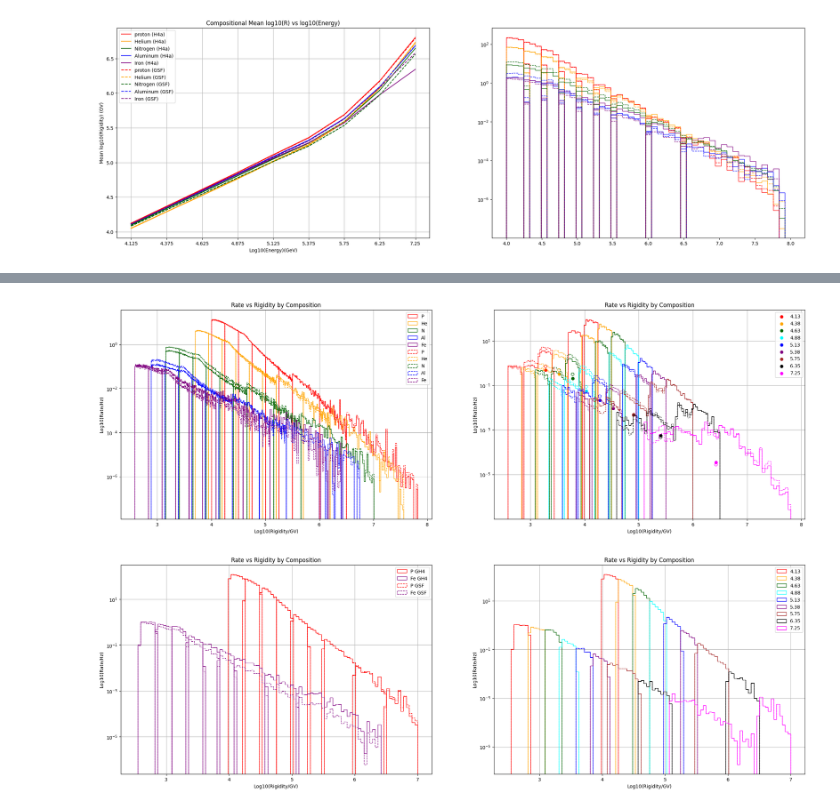
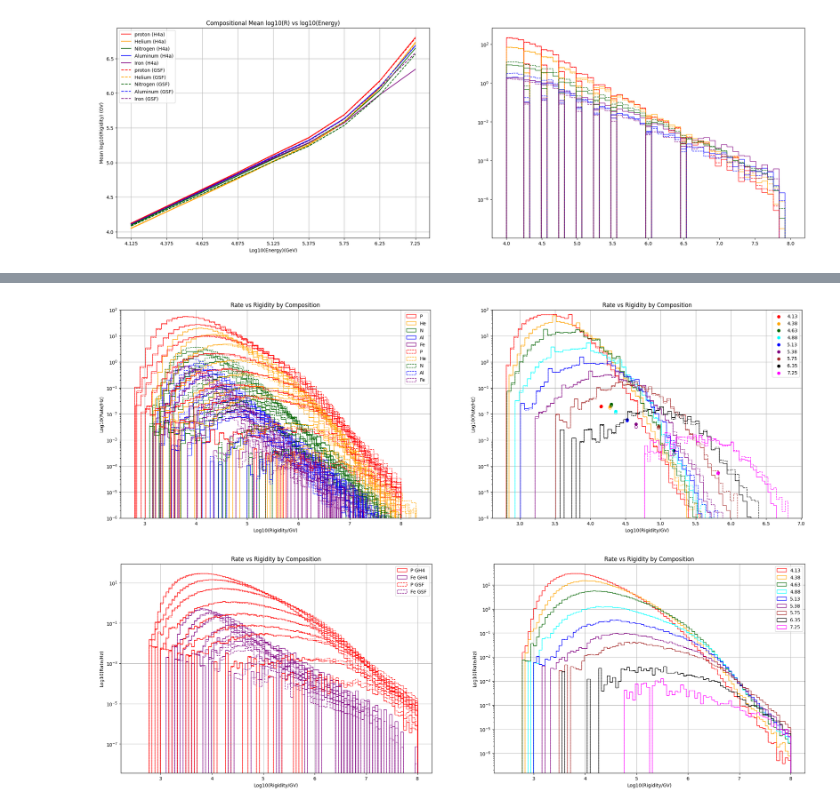
Before and after one commit to fmcnallyi3/it_anisotropy, a Jupyter notebook: rigidity/reco_energy.ipynb, the cells around one changed output, grey strips where cells are left out. Drawn from its saved outputs; the diff is of its cells as text; code cells hidden in the pictures.

```diff
--- a/rigidity/reco_energy.ipynb
+++ b/rigidity/reco_energy.ipynb
@@ -14,7 +14,7 @@ print(list(d.keys()))
 ['nchannel', 'llhZen', 'llhAz', 'zenith', 'azimuth', 'mc_energy', 'type', 'isgoodllh', 'ndir', 'ldir', 'rlogl', 'atmosphere', 'TriggID_1006', 'cogx', 'cogy', 'cogz', 'logMuE', 'energy', 'GaisserH3a',  ...
 # %%
 # set up quality cut for professional data
-qual_cut = (d['zenith'] > 0.002) & (d['zenith'] < (np.pi - 0.002)) & (d['nchannel'] >= 10) & (d['isgoodllh'])
+qual_cut = (d['zenith'] > 0.002) * (d['zenith'] < (np.pi - 0.002)) * (d['nchannel'] >= 10) & (d['isgoodllh'])
 # set up bin cut
 bin_cut = np.logical_and(d['reco_energy'] > 4, d['reco_energy'] < 8)
 # %%
@@ -423,8 +451,7 @@ median LogR(7.25 logE bin): 3.43 TV
 # %%
 # Test cell to create rate vs rigidity composition graph
 #bins=np.linspace(2.5, 7, 101)
-bins=51
-recon = 10**d['reco_energy']
+bins=50
 fig, axs = plt.subplots(figsize = (13 * ncols, 8), ncols=2)
 medArrH = []
 medArrG = []
@@ -432,74 +459,75 @@ for i in BINS:
     # Histograms for Gaisser H4a composition model
     # Need to use numpy histogram function to calculate histogram, then add together (and standardize bins)
 
-    [pH_i, binph_i, pp_i] = axs[0].hist(np.log10(recon[np.logical_and(BINS[i],pcut, qual_cut)]/1), bins = bins, log = True, weights=d['GaisserH4a'][np.logical_and(BINS[i],pcut)], color = 'red',histtype = 'step', label ='P' if i == '4.125' else '', density=False)
-    [HeH_i, binhh_i, ph_i] = axs[0].hist(np.log10(recon[np.logical_and(BINS[i],Hecut, qual_cut)]/2), bins = bins, log = True, weights=d['GaisserH4a'][np.logical_and(BINS[i],Hecut)], color = 'orange',histtype = 'step', label ='He' if i == '4.125' else '', density=False)
-    [NH_i, binnh_i, pn_i] = axs[0].hist(np.log10(recon[np.logical_and(BINS[i],Ncut, qual_cut)]/7), bins = bins, log = True, weights=d['GaisserH4a'][np.logical_and(BINS[i],Ncut)], color = 'darkgreen',histtype = 'step', label ='N' if i == '4.125' else '', density=False)
-    [AlH_i, binah_i, pa_i] = axs[0].hist(np.log10(recon[np.logical_and(BINS[i],Alcut, qual_cut)]/13), bins = bins, log = True, weights=d['GaisserH4a'][np.logical_and(BINS[i],Alcut)], color = 'blue',histtype = 'step', label ='Al' if i == '4.125' else '', density=False)
-    [FeH_i, binfh_i, pf_i] = axs[0].hist(np.log10(recon[np.logical_and(BINS[i],Fecut, qual_cut)]/26), bins = bins, log = True, weights=d['GaisserH4a'][np.logical_and(BINS[i],Fecut)], color = 'purple',histtype = 'step', label ='Fe' if i == '4.125' else '', density=False)
+    [pH_i, binph_i, pp_i] = axs[0].hist(np.log10(d['mc_energy'][np.logical_and(BINS[i],pcut, qual_cut)]/1), bins = bins, log = True, weights=d['GaisserH4a'][np.logical_and(BINS[i],pcut)], color = 'red',histtype = 'step', label ='P' if i == '4.125' else '', density=False)
+    [HeH_i, binhh_i, ph_i] = axs[0].hist(np.log10(d['mc_energy'][np.logical_and(BINS[i],Hecut, qual_cut)]/2), bins = bins, log = True, weights=d['GaisserH4a'][np.logical_and(BINS[i],Hecut)], color = 'orange',histtype = 'step', label ='He' if i == '4.125' else '', density=False)
+    [NH_i, binnh_i, pn_i] = axs[0].hist(np.log10(d['mc_energy'][np.logical_and(BINS[i],Ncut, qual_cut)]/7), bins = bins, log = True, weights=d['GaisserH4a'][np.logical_and(BINS[i],Ncut)], color = 'darkgreen',histtype = 'step', label ='N' if i == '4.125' else '', density=False)
+    [AlH_i, binah_i, pa_i] = axs[0].hist(np.log10(d['mc_energy'][np.logical_and(BINS[i],Alcut, qual_cut)]/13), bins = bins, log = True, weights=d['GaisserH4a'][np.logical_and(BINS[i],Alcut)], color = 'blue',histtype = 'step', label ='Al' if i == '4.125' else '', density=False)
+    [FeH_i, binfh_i, pf_i] = axs[0].hist(np.log10(d['mc_energy'][np.logical_and(BINS[i],Fecut, qual_cut)]/26), bins = bins, log = True, weights=d['GaisserH4a'][np.logical_and(BINS[i],Fecut)], color = 'purple',histtype = 'step', label ='Fe' if i == '4.125' else '', density=False)
 
     # Histograms for Global Spline Fit composition model
-    [pG_i, binpg_i, ppg_i] = axs[0].hist(np.log10(recon[np.logical_and(BINS[i],pcut, qual_cut)]/1), bins = bins, log = True, weights=d['GlobalSplineFit5Comp'][np.logical_and(BINS[i],pcut)], color = 'red',histtype = 'step', label ='P' if i == '4.125' else '', density=False, linestyle='--')
-    [HeG_i, binhg_i, phg_i] =axs[0].hist(np.log10(recon[np.logical_and(BINS[i],Hecut, qual_cut)]/2), bins = bins, log = True, weights=d['GlobalSplineFit5Comp'][np.logical_and(BINS[i],Hecut)], color = 'orange',histtype = 'step', label ='He' if i == '4.125' else '', density=False, linestyle='--')
-    [NG_i, binng_i, png_i] = axs[0].hist(np.log10(recon[np.logical_and(BINS[i],Ncut, qual_cut)]/7), bins = bins, log = True, weights=d['GlobalSplineFit5Comp'][np.logical_and(BINS[i],Ncut)], color = 'darkgreen',histtype = 'step', label ='N' if i == '4.125' else '', density=False, linestyle='--')
-    [AlG_i, binag_i, pag_i] = axs[0].hist(np.log10(recon[np.logical_and(BINS[i],Alcut, qual_cut)]/13), bins = bins, log = True, weights=d['GlobalSplineFit5Comp'][np.logical_and(BINS[i],Alcut)], color = 'blue',histtype = 'step', label ='Al' if i == '4.125' else '', density=False, linestyle='--')
-    [FeG_i, binfg_i, pfg_i] = axs[0].hist(np.log10(recon[np.logical_and(BINS[i],Fecut, qual_cut)]/26), bins = bins, log = True, weights=d['GlobalSplineFit5Comp'][np.logical_and(BINS[i],Fecut)], color = 'purple',histtype = 'step', label ='Fe' if i == '4.125' else '', density=False, linestyle='--')
+    [pG_i, binpg_i, ppg_i] = axs[0].hist(np.log10(d['mc_energy'][np.logical_and(BINS[i],pcut, qual_cut)]/1), bins = bins, log = True, weights=d['GlobalSplineFit5Comp'][np.logical_and(BINS[i],pcut)], color = 'red',histtype = 'step', label ='P' if i == '4.125' else '', density=False, linestyle='--')
+    [HeG_i, binhg_i, phg_i] =axs[0].hist(np.log10(d['mc_energy'][np.logical_and(BINS[i],Hecut, qual_cut)]/2), bins = bins, log = True, weights=d['GlobalSplineFit5Comp'][np.logical_and(BINS[i],Hecut)], color = 'orange',histtype = 'step', label ='He' if i == '4.125' else '', density=False, linestyle='--')
+    [NG_i, binng_i, png_i] = axs[0].hist(np.log10(d['mc_energy'][np.logical_and(BINS[i],Ncut, qual_cut)]/7), bins = bins, log = True, weights=d['GlobalSplineFit5Comp'][np.logical_and(BINS[i],Ncut)], color = 'darkgreen',histtype = 'step', label ='N' if i == '4.125' else '', density=False, linestyle='--')
+    [AlG_i, binag_i, pag_i] = axs[0].hist(np.log10(d['mc_energy'][np.logical_and(BINS[i],Alcut, qual_cut)]/13), bins = bins, log = True, weights=d['GlobalSplineFit5Comp'][np.logical_and(BINS[i],Alcut)], color = 'blue',histtype = 'step', label ='Al' if i == '4.125' else '', density=False, linestyle='--')
+    [FeG_i, binfg_i, pfg_i] = axs[0].hist(np.log10(d['mc_energy'][np.logical_and(BINS[i],Fecut, qual_cut)]/26), bins = bins, log = True, weights=d['GlobalSplineFit5Comp'][np.logical_and(BINS[i],Fecut)], color = 'purple',histtype = 'step', label ='Fe' if i == '4.125' else '', density=False, linestyle='--')
 
     # Median bins for Gaisser H4a model
-    mbinprh_i = (binph_i[1:]+binph_i[:-1])/2
-    mbinhrh_i = (binhh_i[1:]+binhh_i[:-1])/2
-    mbinnrh_i = (binnh_i[1:]+binnh_i[:-1])/2
-    mbinarh_i = (binah_i[1:]+binah_i[:-1])/2
-    mbinfrh_i = (binfh_i[1:]+binfh_i[:-1])/2
+    mbinprh_i = (binph_i[:1]+binph_i[:-1])/2
+    mbinhrh_i = (binhh_i[:1]+binhh_i[:-1])/2
+    mbinnrh_i = (binnh_i[:1]+binnh_i[:-1])/2
+    mbinarh_i = (binah_i[:1]+binah_i[:-1])/2
+    mbinfrh_i = (binfh_i[:1]+binfh_i[:-1])/2
     # Median bins for Global Spline Fit model
-    mbinprg_i = (binpg_i[1:]+binpg_i[:-1])/2
-    mbinhrg_i = (binhg_i[1:]+binhg_i[:-1])/2
-    mbinnrg_i = (binng_i[1:]+binng_i[:-1])/2
-    mbinarg_i = (binag_i[1:]+binag_i[:-1])/2
-    mbinfrg_i = (binfg_i[1:]+binfg_i[:-1])/2
+    mbinprg_i = (binpg_i[:1]+binpg_i[:-1])/2
+    mbinhrg_i = (binhg_i[:1]+binhg_i[:-1])/2
+    mbinnrg_i = (binng_i[:1]+binng_i[:-1])/2
+    mbinarg_i = (binag_i[:1]+binag_i[:-1])/2
+    mbinfrg_i = (binfg_i[:1]+binfg_i[:-1])/2
 
     # Bins and Weights for Gaisser H4a
     medbin_i = np.append((np.append((np.append(mbinprh_i, mbinhrh_i)), (np.append(mbinnrh_i, mbinarh_i)))),mbinfrh_i)
     medwt_i = np.append((np.append(np.append(pH_i, HeH_i), np.append(NH_i, AlH_i))), FeH_i)
 
     # Bins and Weights for Global Spline Fit
     medbing_i = np.append((np.append((np.append(mbinprg_i, mbinhrg_i)), (np.append(mbinnrg_i, mbinarg_i)))),mbinfrg_i)
     medwtg_i = np.append((np.append(np.append(pG_i, HeG_i), np.append(NG_i, AlG_i))), FeG_i)
 
     # Median Bin histogram for Gaisser H4a
     axs[1].hist(medbin_i, weights=medwt_i, bins=bins, log=True, histtype='step', density=False, color=BINC[i])
 
     # Median Bin histogram for Global Spline Fit
     axs[1].hist(medbing_i, weights=medwtg_i, bins=bins, log=True, histtype='step', density=False, color=BINC[i], linestyle='--')
 
     axs[1].scatter(np.median(medbin_i), np.median(medwt_i), color=BINC[i], label=BINL[i])
     axs[1].scatter(np.median(medbing_i), np.median(medwtg_i), color=BINC[i], facecolor='none')
 
     medArrH.append(np.median(medbin_i)-3)
     medArrG.append(np.median(medbing_i)-3)
 
     for k in range(0,2):
         axs[k].set_xlabel('Log10(Rigidity/GV)')
         axs[k].set_ylabel('Log10(Rate/Hz)')
         axs[k].set_title('Rate vs Rigidity by Composition')
         axs[k].grid()
         axs[k].legend()
+        axs[k].set_ylim(.000001, 100)
 
-    #print('median LogR' + '(' + i + ' logE bin): ' + str(round(np.median(medbin_i-3),2)) + ' TV')
+    #print('median LogR GH4' + '(' + i + ' logE bin): ' + str(round(np.median(medbin_i-3),2)) + ' TV')
+    #print('median LogR GSF' + '(' + i + ' logE bin): ' + str(round(np.median(medbing_i-3),2)) + ' TV')
 # %% [output]
-[figure, old version]
+[figure, new version]
 # %%
-recon = 10**d['reco_energy']
 fig, axs = plt.subplots(figsize = (13 * ncols, 8), ncols=2)
-bins=np.linspace(2.5, 7, 101)
+bins=np.linspace(2.5, 8, 101)
 for i in BINS:
     # Histograms for Gaisser H4a composition model
-    [pH_i, binph_i, pp_i] = axs[0].hist(np.log10(recon[np.logical_and(BINS[i],pcut, qual_cut)]/1), bins = bins, log = True, weights=d['GaisserH4a'][np.logical_and(BINS[i],pcut)], color = 'red',histtype = 'step', label ='P GH4' if i == '4.125' else '', density=False)
-    [FeH_i, binfh_i, pf_i] = axs[0].hist(np.log10(recon[np.logical_and(BINS[i],Fecut, qual_cut)]/26), bins = bins, log = True, weights=d['GaisserH4a'][np.logical_and(BINS[i],Fecut)], color = 'purple',histtype = 'step', label ='Fe GH4' if i == '4.125' else '', density=False)
+    [pH_i, binph_i, pp_i] = axs[0].hist(np.log10(d['mc_energy'][np.logical_and(BINS[i],pcut, qual_cut)]/1), bins = bins, log = True, weights=d['GaisserH4a'][np.logical_and(BINS[i],pcut)], color = 'red',histtype = 'step', label ='P GH4' if i == '4.125' else '', density=False)
+    [FeH_i, binfh_i, pf_i] = axs[0].hist(np.log10(d['mc_energy'][np.logical_and(BINS[i],Fecut, qual_cut)]/26), bins = bins, log = True, weights=d['GaisserH4a'][np.logical_and(BINS[i],Fecut)], color = 'purple',histtype = 'step', label ='Fe GH4' if i == '4.125' else '', density=False)
     #totH_i = axs[0].hist((binph_i + binfh_i), bins = 10, color='black', label='total GH4' if i=='4.125' else '', density=False, histtype='step')
 
-    [pG_i, binpg_i, ppg_i] = axs[0].hist(np.log10(recon[np.logical_and(BINS[i],pcut, qual_cut)]/1), bins = bins, log = True, weights=d['GlobalSplineFit5Comp'][np.logical_and(BINS[i],pcut)], color = 'red',histtype = 'step', label ='P GSF' if i == '4.125' else '', density=False, linestyle='--')
-    [FeG_i, binfg_i, pfg_i] = axs[0].hist(np.log10(recon[np.logical_and(BINS[i],Fecut, qual_cut)]/26), bins = bins, log = True, weights=d['GlobalSplineFit5Comp'][np.logical_and(BINS[i],Fecut)], color = 'purple',histtype = 'step', label ='Fe GSF' if i == '4.125' else '', density=False, linestyle='--')
+    [pG_i, binpg_i, ppg_i] = axs[0].hist(np.log10(d['mc_energy'][np.logical_and(BINS[i],pcut, qual_cut)]/1), bins = bins, log = True, weights=d['GlobalSplineFit5Comp'][np.logical_and(BINS[i],pcut)], color = 'red',histtype = 'step', label ='P GSF' if i == '4.125' else '', density=False, linestyle='--')
+    [FeG_i, binfg_i, pfg_i] = axs[0].hist(np.log10(d['mc_energy'][np.logical_and(BINS[i],Fecut, qual_cut)]/26), bins = bins, log = True, weights=d['GlobalSplineFit5Comp'][np.logical_and(BINS[i],Fecut)], color = 'purple',histtype = 'step', label ='Fe GSF' if i == '4.125' else '', density=False, linestyle='--')
 
     mbinprh_i = (binph_i[1:]+binph_i[:-1])/2
     mbinfrh_i = (binfh_i[1:]+binfh_i[:-1])/2
@@ -521,4 +549,4 @@ for i in BINS:
         axs[k].grid()
         axs[k].legend()
 # %% [output]
-[figure, old version]
+[figure, new version]
```
Also changed, not shown: parts of 12 cells of this notebook.
